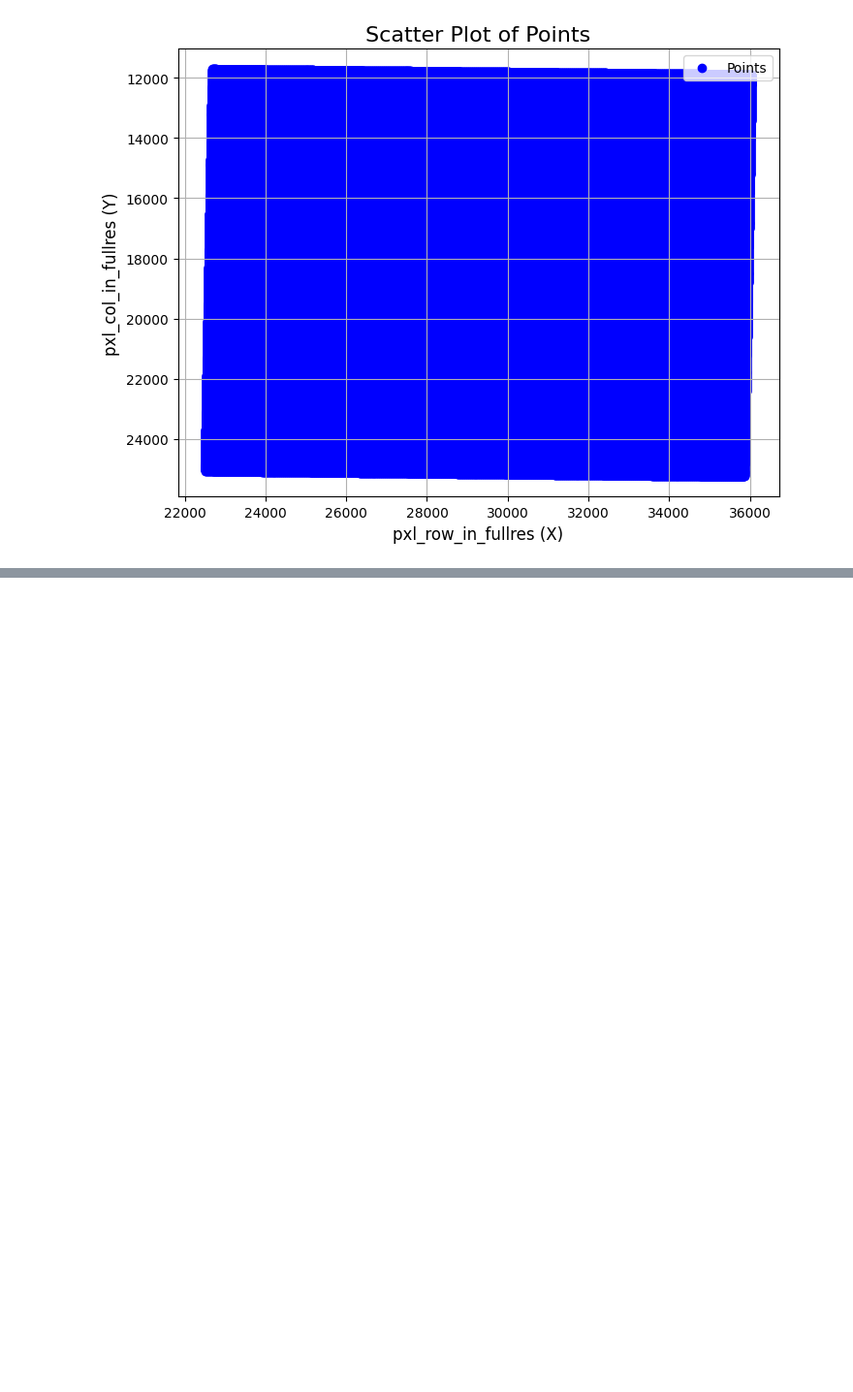
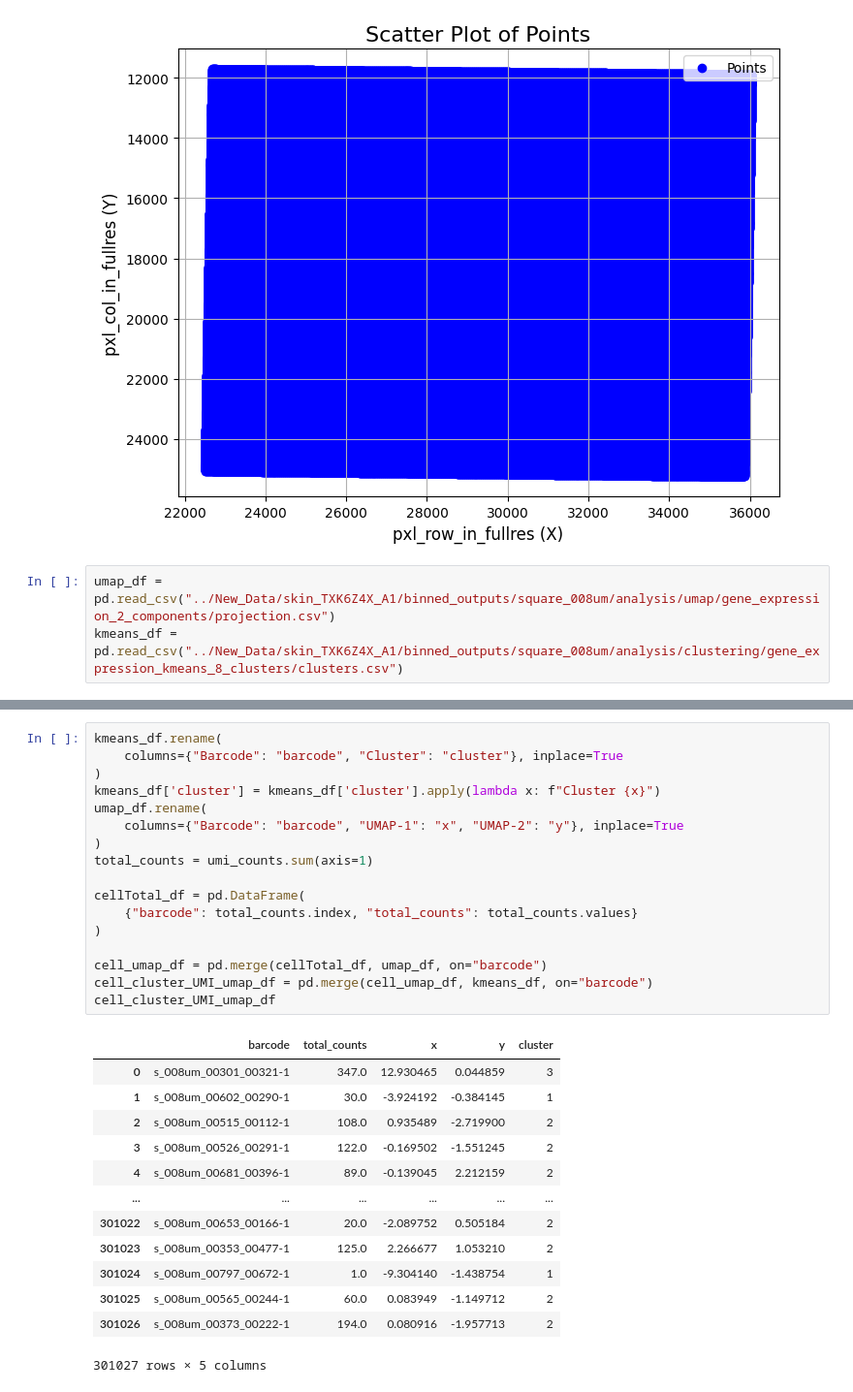
Before and after one commit to ScheWann/BioVis2025, a Jupyter notebook: New_Python/proprocess.ipynb, the cells around one changed output, grey strips where cells are left out. Shown: that part at 97% size. Drawn from its saved outputs; the diff is of its cells as text; blank space fills up the shorter version.

Commit message:
added UMAP plot method with new data

```diff
--- a/New_Python/proprocess.ipynb
+++ b/New_Python/proprocess.ipynb
@@ -90,3 +90,6 @@ plt.grid(True)
 plt.show()
 # %% [output]
 [figure]
+# %%
+umap_df = pd.read_csv("../New_Data/skin_TXK6Z4X_A1/binned_outputs/square_008um/analysis/umap/gene_expression_2_components/projection.csv")
+kmeans_df = pd.read_csv("../New_Data/skin_TXK6Z4X_A1/binned_outputs/square_008um/analysis/clustering/gene_expression_kmeans_8_clusters/clusters.csv")
@@ -92,0 +128,31 @@ plt.show()
+# %%
+kmeans_df.rename(
+    columns={"Barcode": "barcode", "Cluster": "cluster"}, inplace=True
+)
+kmeans_df['cluster'] = kmeans_df['cluster'].apply(lambda x: f"Cluster {x}")
+umap_df.rename(
+    columns={"Barcode": "barcode", "UMAP-1": "x", "UMAP-2": "y"}, inplace=True
+)
+total_counts = umi_counts.sum(axis=1)
+
+cellTotal_df = pd.DataFrame(
+    {"barcode": total_counts.index, "total_counts": total_counts.values}
+)
+
+cell_umap_df = pd.merge(cellTotal_df, umap_df, on="barcode")
+cell_cluster_UMI_umap_df = pd.merge(cell_umap_df, kmeans_df, on="barcode")
+cell_cluster_UMI_umap_df
+# %% [output]
+|  | barcode | total_counts | x | y | cluster |
+| 0 | s_008um_00301_00321-1 | 347.0 | 12.930465 | 0.044859 | 3 |
+| 1 | s_008um_00602_00290-1 | 30.0 | -3.924192 | -0.384145 | 1 |
+| 2 | s_008um_00515_00112-1 | 108.0 | 0.935489 | -2.719900 | 2 |
+| 3 | s_008um_00526_00291-1 | 122.0 | -0.169502 | -1.551245 | 2 |
+| 4 | s_008um_00681_00396-1 | 89.0 | -0.139045 | 2.212159 | 2 |
+| ... | ... | ... | ... | ... | ... |
+| 301022 | s_008um_00653_00166-1 | 20.0 | -2.089752 | 0.505184 | 2 |
+| 301023 | s_008um_00353_00477-1 | 125.0 | 2.266677 | 1.053210 | 2 |
+| 301024 | s_008um_00797_00672-1 | 1.0 | -9.304140 | -1.438754 | 1 |
+| 301025 | s_008um_00565_00244-1 | 60.0 | 0.083949 | -1.149712 | 2 |
+| 301026 | s_008um_00373_00222-1 | 194.0 | 0.080916 | -1.957713 | 2 |
+301027 rows × 5 columns
```
Also changed, not shown: parts of 2 cells of this notebook, 3 other files.
